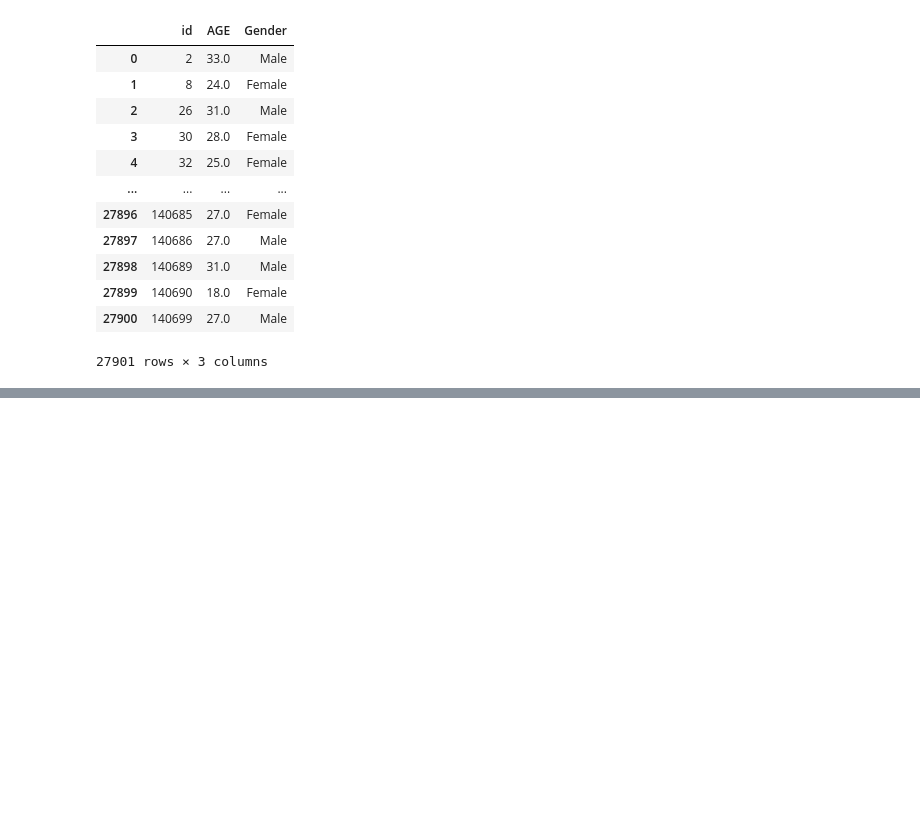
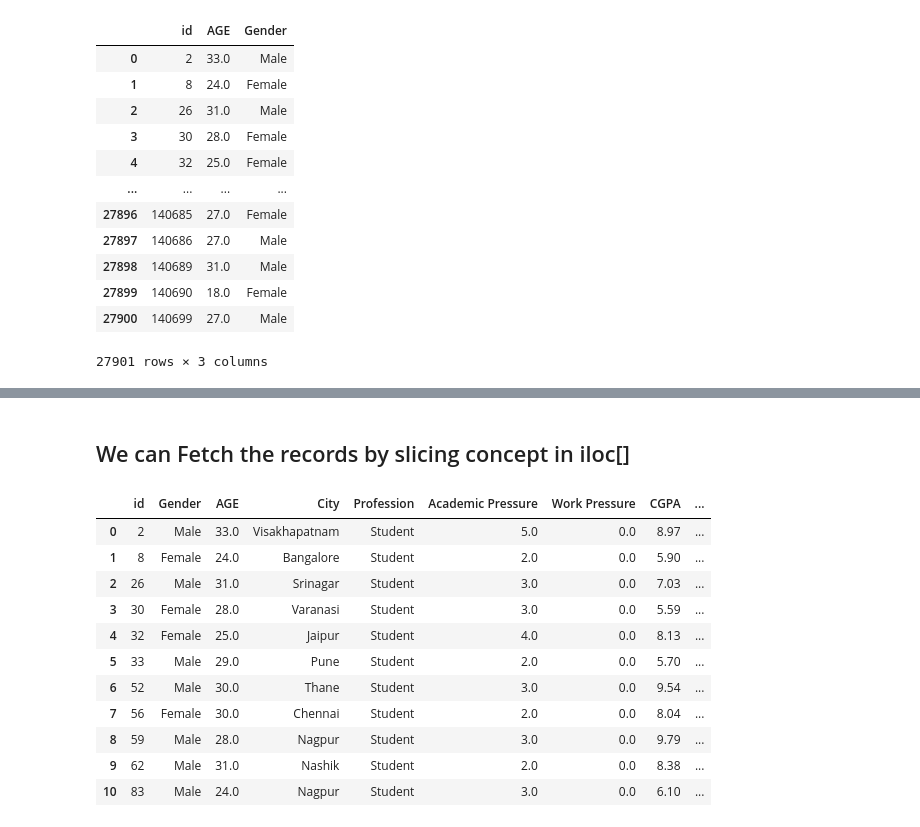
Before and after one commit to saileshchikkam/GEN-Ai, a Jupyter notebook: Machine Learning/Prerequisites/Numpy/Pandas/DataFrames.ipynb, the cells around one changed output, grey strips where cells are left out. Cells and saved outputs as stored; diff of their text form; code cells hidden in the pictures; blank space fills up the shorter version.

```diff
--- a/Machine Learning/Prerequisites/Numpy/Pandas/DataFrames.ipynb
+++ b/Machine Learning/Prerequisites/Numpy/Pandas/DataFrames.ipynb
@@ -625,0 +675,17 @@ df[['id','AGE','Gender']]
+# %% [markdown]
+## We can Fetch the records by slicing concept in iloc[]
+# %%
+df.iloc[0:11]
+# %% [output]
+|  | id | Gender | AGE | City | Profession | Academic Pressure | Work Pressure | CGPA | ... |
+| 0 | 2 | Male | 33.0 | Visakhapatnam | Student | 5.0 | 0.0 | 8.97 | ... |
+| 1 | 8 | Female | 24.0 | Bangalore | Student | 2.0 | 0.0 | 5.90 | ... |
+| 2 | 26 | Male | 31.0 | Srinagar | Student | 3.0 | 0.0 | 7.03 | ... |
+| 3 | 30 | Female | 28.0 | Varanasi | Student | 3.0 | 0.0 | 5.59 | ... |
+| 4 | 32 | Female | 25.0 | Jaipur | Student | 4.0 | 0.0 | 8.13 | ... |
+| 5 | 33 | Male | 29.0 | Pune | Student | 2.0 | 0.0 | 5.70 | ... |
+| 6 | 52 | Male | 30.0 | Thane | Student | 3.0 | 0.0 | 9.54 | ... |
+| 7 | 56 | Female | 30.0 | Chennai | Student | 2.0 | 0.0 | 8.04 | ... |
+| 8 | 59 | Male | 28.0 | Nagpur | Student | 3.0 | 0.0 | 9.79 | ... |
+| 9 | 62 | Male | 31.0 | Nashik | Student | 2.0 | 0.0 | 8.38 | ... |
+| 10 | 83 | Male | 24.0 | Nagpur | Student | 3.0 | 0.0 | 6.10 | ... |
```
Also changed, not shown: parts of 30 cells of this notebook.
